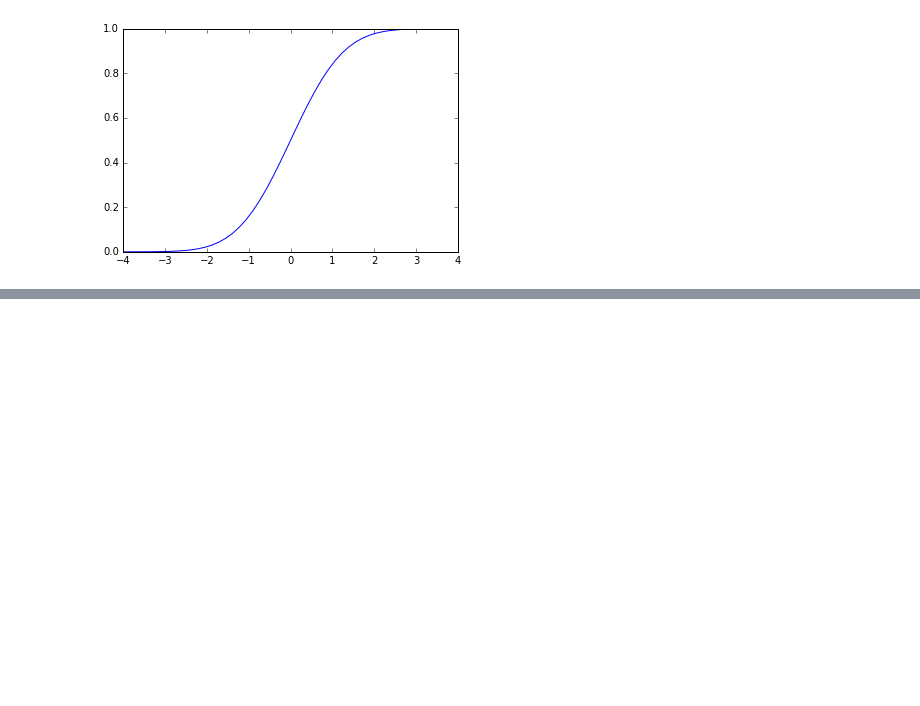
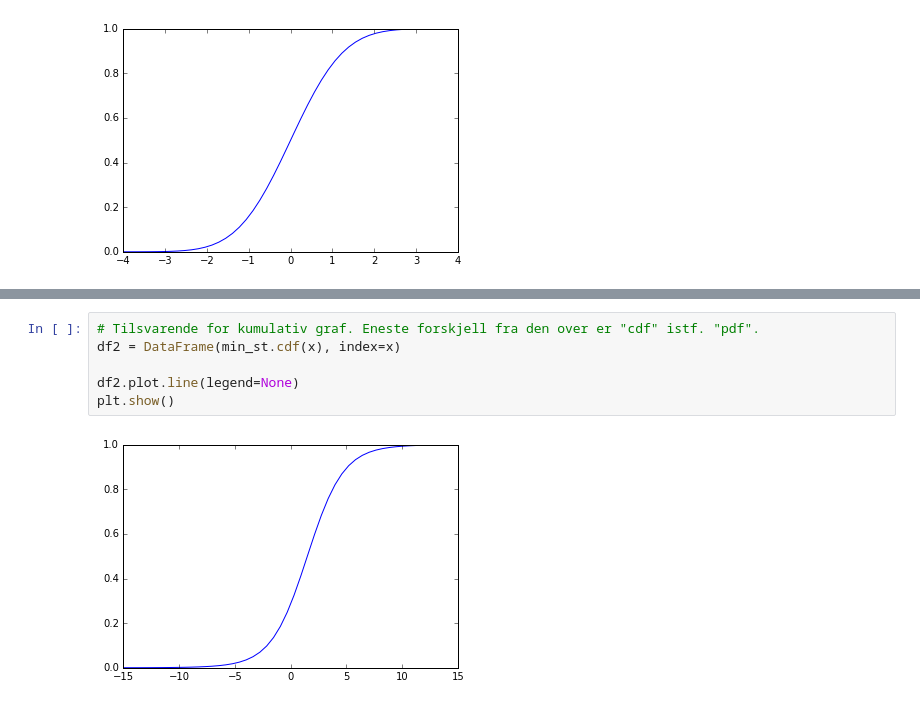
Before and after one commit to oal/ma155-pandas-manual, a Jupyter notebook: notebooks/Kontinuerlige sannsynlighetsfordelinger.ipynb, the cells around one changed output, grey strips where cells are left out. Saved outputs shown, nothing was run; the diff lists cells and outputs as text; blank space fills up the shorter version.

```diff
--- a/notebooks/Kontinuerlige sannsynlighetsfordelinger.ipynb
+++ b/notebooks/Kontinuerlige sannsynlighetsfordelinger.ipynb
@@ -107,0 +163,8 @@ plt.show()
+# %%
+# Tilsvarende for kumulativ graf. Eneste forskjell fra den over er "cdf" istf. "pdf".
+df2 = DataFrame(min_st.cdf(x), index=x)
+
+df2.plot.line(legend=None)
+plt.show()
+# %% [output]
+[figure, added]
```
Also changed, not shown: parts of 14 cells of this notebook, 1 other file.
